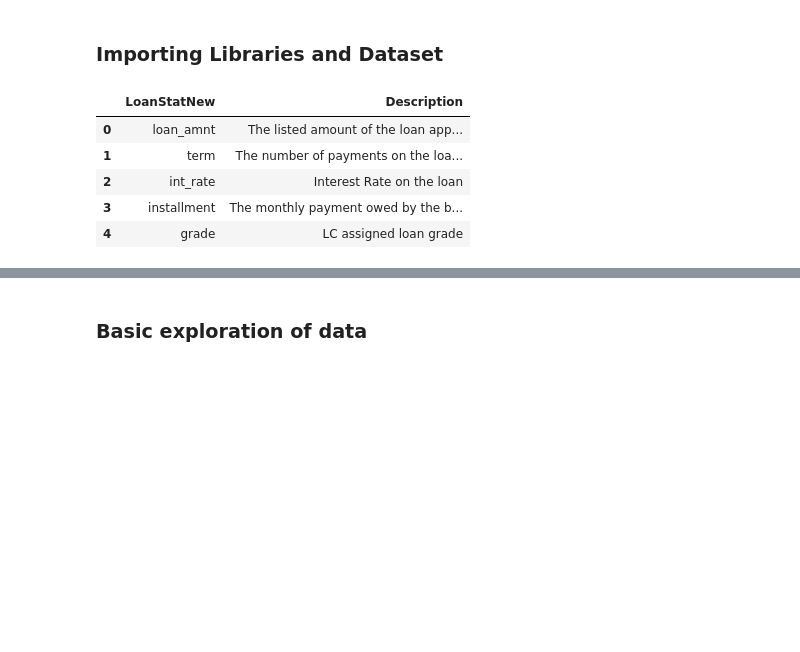
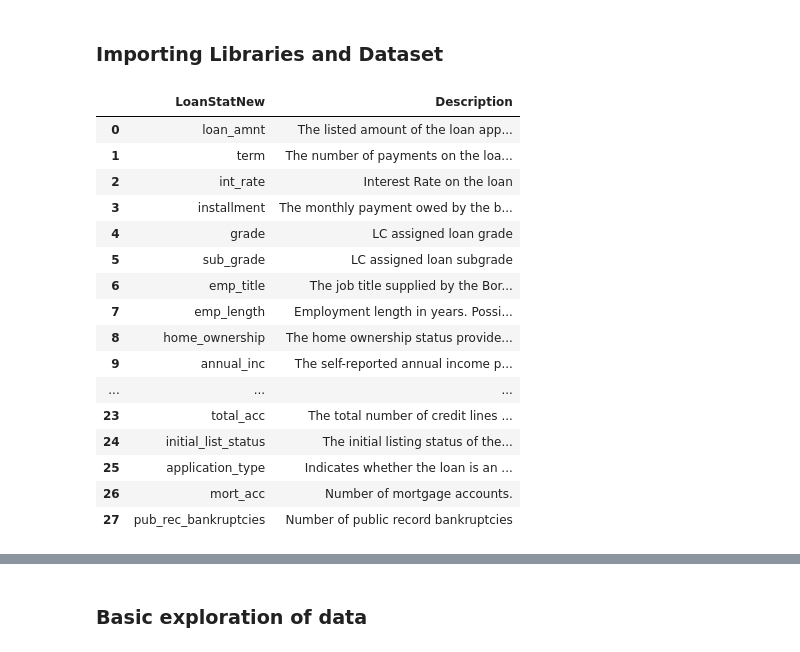
Before and after one commit to Inamul-Hassan/Lending-Club-Loan-Analysis, a Jupyter notebook: Lending_Club_Loan_Analysis.ipynb, the cells around one changed output, grey strips where cells are left out. Cells and saved outputs as stored; diff of their text form; code cells hidden in the pictures; blank space fills up the shorter version.

```diff
--- a/Lending_Club_Loan_Analysis.ipynb
+++ b/Lending_Club_Loan_Analysis.ipynb
@@ -15,14 +15,25 @@ dataInfo = pd.read_csv('/content/drive/MyDrive/Resume Projects/Datasets/lending_
 # %%
 data = pd.read_csv('/content/drive/MyDrive/Resume Projects/Datasets/lending_club_loan_two.csv')
 # %%
-dataInfo.head()
+dataInfo
 # %% [output]
 |  | LoanStatNew | Description |
 | 0 | loan_amnt | The listed amount of the loan app... |
 | 1 | term | The number of payments on the loa... |
 | 2 | int_rate | Interest Rate on the loan |
 | 3 | installment | The monthly payment owed by the b... |
 | 4 | grade | LC assigned loan grade |
+| 5 | sub_grade | LC assigned loan subgrade |
+| 6 | emp_title | The job title supplied by the Bor... |
+| 7 | emp_length | Employment length in years. Possi... |
+| 8 | home_ownership | The home ownership status provide... |
+| 9 | annual_inc | The self-reported annual income p... |
+| ... | ... | ... |
+| 23 | total_acc | The total number of credit lines ... |
+| 24 | initial_list_status | The initial listing status of the... |
+| 25 | application_type | Indicates whether the loan is an ... |
+| 26 | mort_acc | Number of mortgage accounts. |
+| 27 | pub_rec_bankruptcies | Number of public record bankruptcies |
 # %%
 data.head()
 # %% [output]
```
Also changed, not shown: parts of 6 cells of this notebook.
